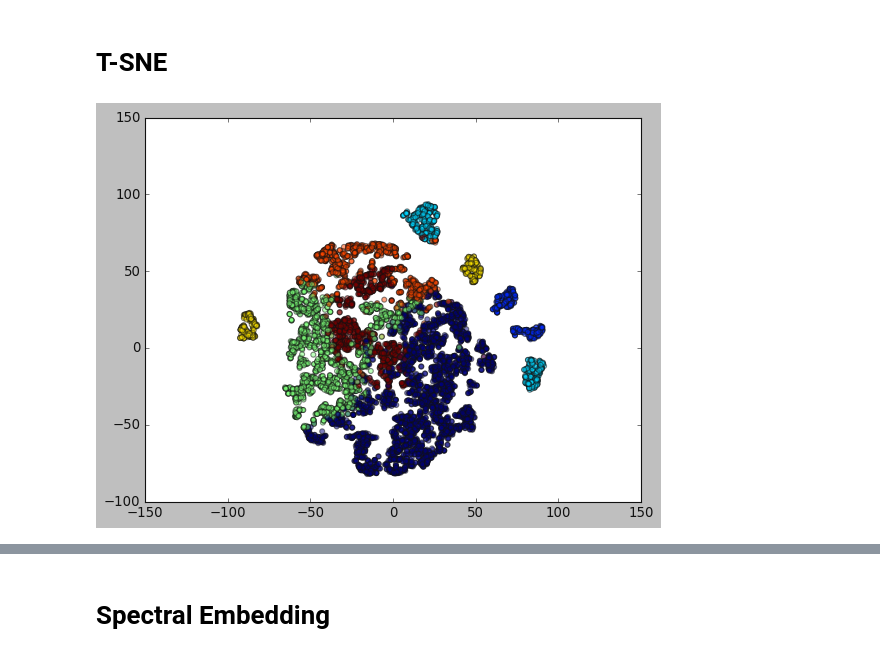
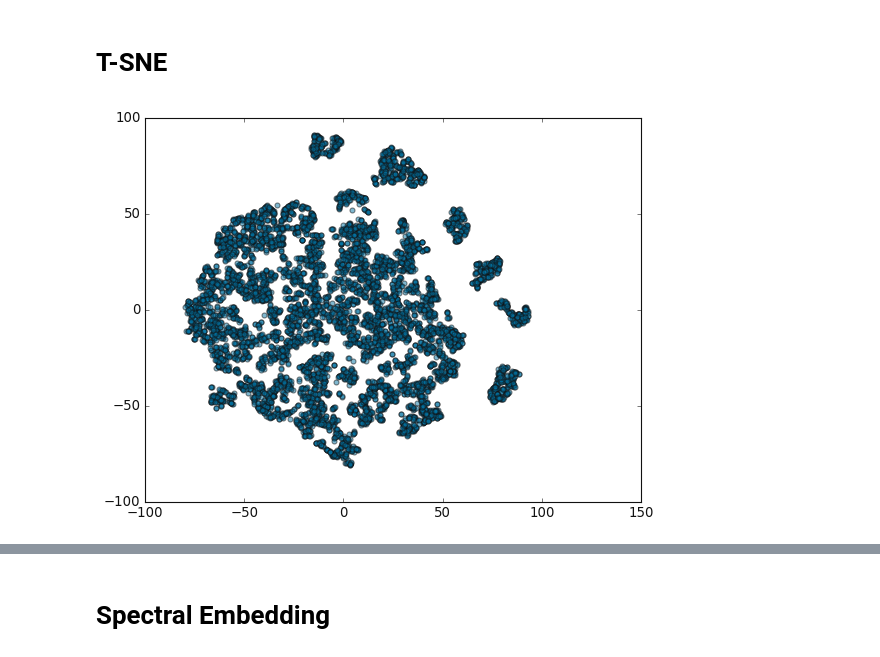
Before and after one commit to TBW108/CIS-Clustering-Project, a Jupyter notebook: Clustering.ipynb, the cells around one changed output, grey strips where cells are left out. Cells and saved outputs as stored; diff of their text form; code cells hidden in the pictures.

```diff
--- a/Clustering.ipynb
+++ b/Clustering.ipynb
@@ -120,14 +139,0 @@ for i in range(3):
-# %%
-# 箱线图
-fig,axs=plt.subplots(3,4,figsize=(12,12))
-
-# for i in range(1,9):
-#     plt.hist(data.iloc[:,i])
-
-count=0
-
-for i in range(3):
-    for j in range(4):
-        axs[i][j].set_title(data.columns[count])
-        axs[i][j].boxplot(data.iloc[:,count])
-        count+=1
@@ -150,16 +154,33 @@ visualizer.show()
 # %% [markdown]
 # Plotting function
 # %%
-def red_dim_plot2(model,data,labels):
-    trans_data=model.fit_transform(data)
-    plt.scatter(trans_data[:,0],trans_data[:,1],c=labels,alpha=0.5)
+def red_dim_plot2(red_model,data):
+    """降维成二维然后作图"""
+    trans_data=red_model.fit_transform(data)
+    fig,ax=plt.subplots()
+    fig.set_facecolor('w')
+    ax.scatter(trans_data[:,0],trans_data[:,1],alpha=0.5)
+    return trans_data
+
+def dbscan_clst_plot2(eps,min_samples,trans_data):
+    """降维后的图基于密度进行聚类，再作图"""
+    dbscan_model=DBSCAN(eps=eps,min_samples=min_samples,n_jobs=-1)
+    labels=dbscan_model.fit_predict(trans_data)
+    fig1,ax1=plt.subplots()
+    fig1.set_facecolor('w')
+    ax1.scatter(trans_data[:,0],trans_data[:,1],c=labels,alpha=0.5)
+    return dbscan_model
+
 
 def red_dim_plot3(model,data,labels):
+    """降维后,利用DBSCAN进行聚类,画一个降成三维的图"""
     trans_data=model.fit_transform(data)
-    plt.scatter(trans_data[:,0],trans_data[:,1],c=labels,alpha=0.5)
     ax = plt.axes(projection='3d')
-    ax.scatter3D(trans_data[:,0],trans_data[:,1],trans_data[:,2],c=pred_y)
+    fig=plt.figure()
+    ax.scatter3D(trans_data[:,0],trans_data[:,1],trans_data[:,2],c=labels)
+    fig.set_facecolor('w')
 
+# K-means
 k_means_model=KMeans(n_clusters=7)
 pred_y=k_means_model.fit_predict(data)
 # %% [markdown]
@@ -195,7 +206,7 @@ red_dim_plot3(pca3,data,pred_y)
 # %%
 from sklearn.manifold import TSNE
 tsne2 = TSNE(n_components=2)  # 降维度至二维
 
-red_dim_plot2(tsne2,data,pred_y)
+t_trans_data=red_dim_plot2(tsne2,data)
 # %% [output]
-[figure, old version]
+[figure, new version]
```
Also changed, not shown: parts of 18 cells of this notebook.
